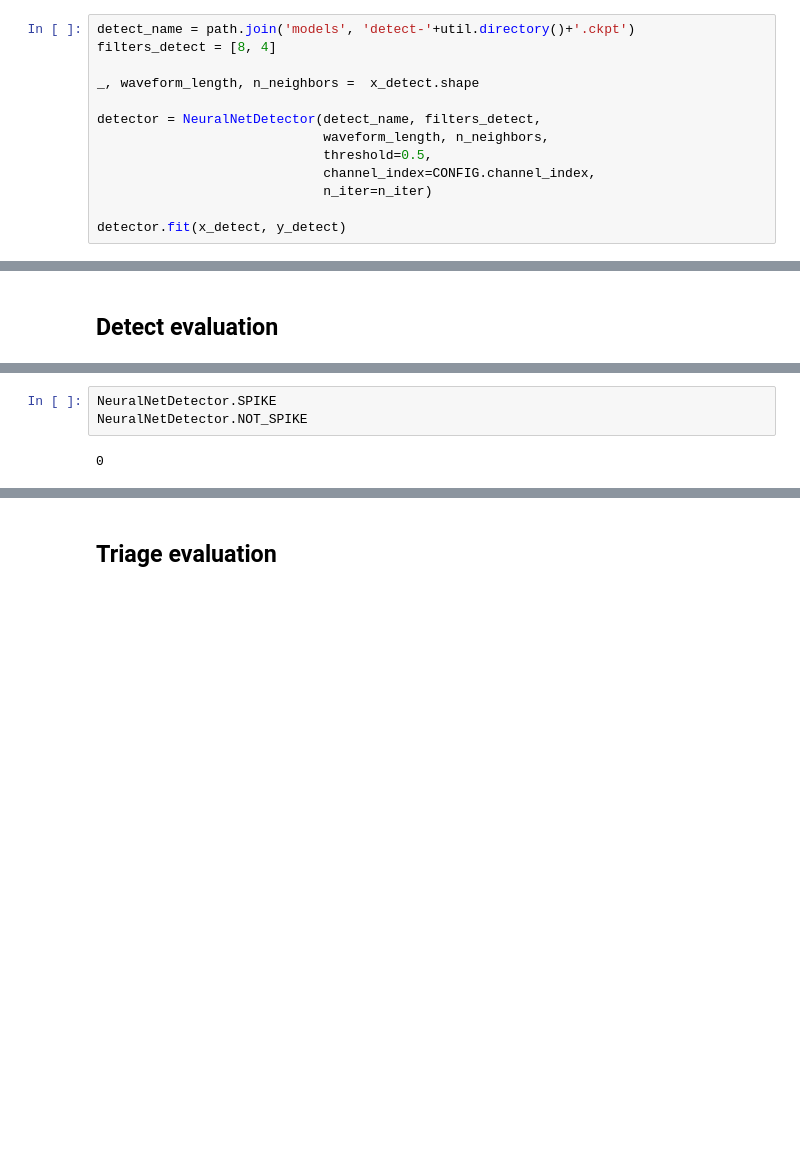
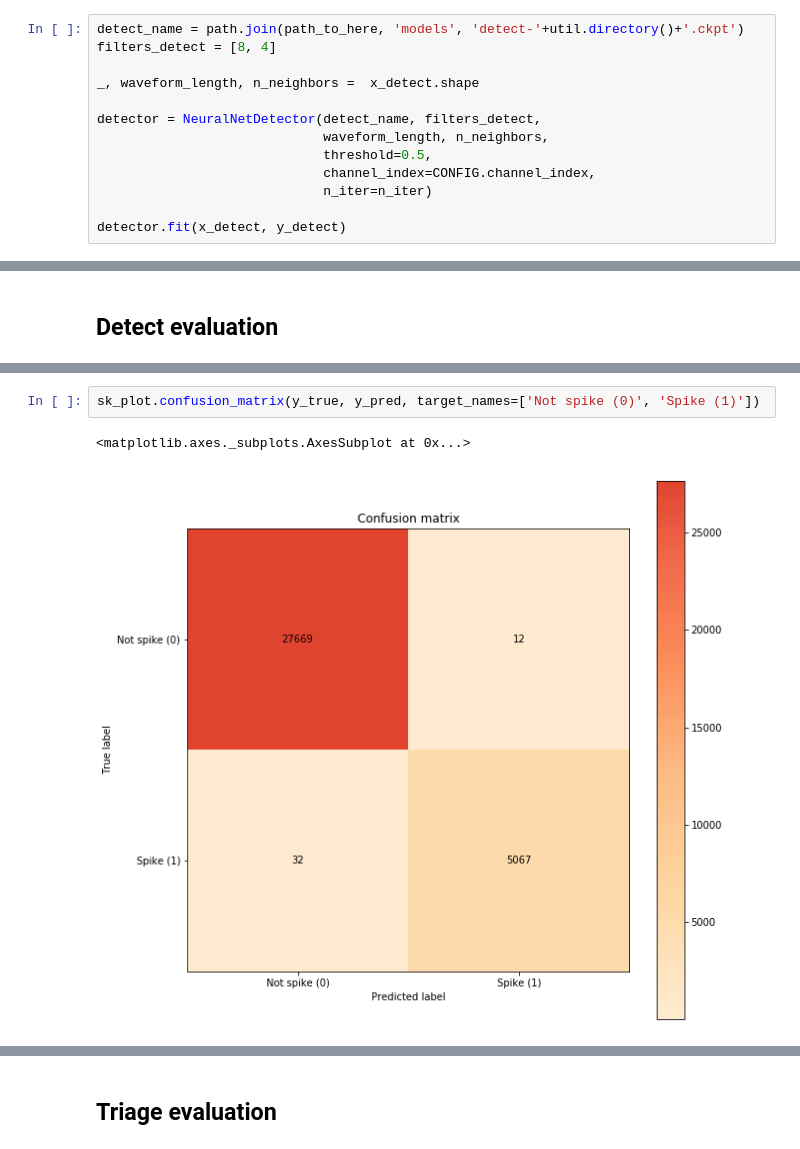
Before and after one commit to edublancas/yass-private, a Jupyter notebook: nnet/new-nnet-module.ipynb, the cells around one changed output, grey strips where cells are left out. Cells and saved outputs as stored; diff of their text form; blank space fills up the shorter version.

```diff
--- a/nnet/new-nnet-module.ipynb
+++ b/nnet/new-nnet-module.ipynb
@@ -202,7 +204,7 @@ n_iter = 5000
 # %% [markdown]
 ## Detector training
 # %%
-detect_name = path.join('models', 'detect-'+util.directory()+'.ckpt')
+detect_name = path.join(path_to_here, 'models', 'detect-'+util.directory()+'.ckpt')
 filters_detect = [8, 4]
 
 _, waveform_length, n_neighbors =  x_detect.shape
@@ -243,5 +257,5 @@ ValueError: Cannot feed value of shape (32780, 21, 7) for Tensor 'Placeholder:0'
-# %%
-NeuralNetDetector.SPIKE
-NeuralNetDetector.NOT_SPIKE
-# %% [output]
-0
+# %%
+sk_plot.confusion_matrix(y_true, y_pred, target_names=['Not spike (0)', 'Spike (1)'])
+# %% [output]
+<matplotlib.axes._subplots.AxesSubplot at 0x...>
+[figure, added]
```
Also changed, not shown: parts of 37 cells of this notebook, 1 other file.
